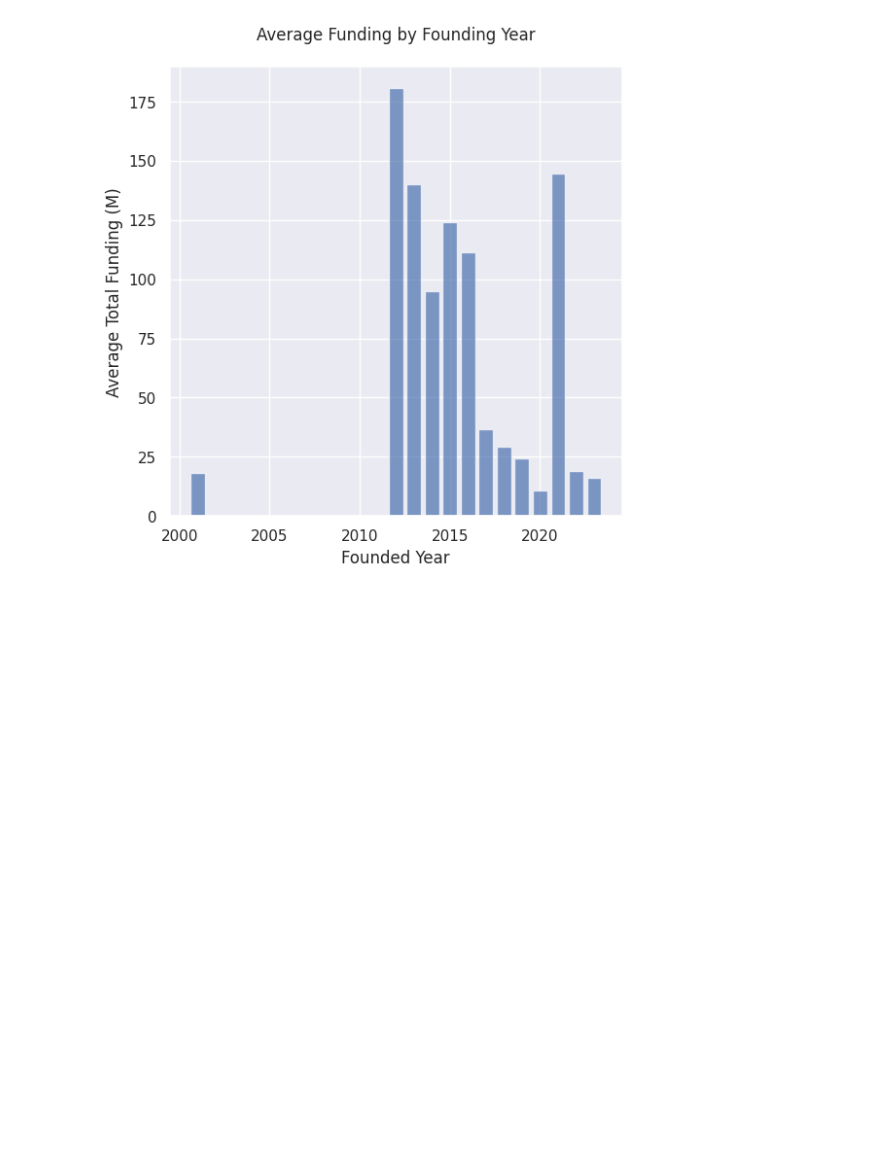
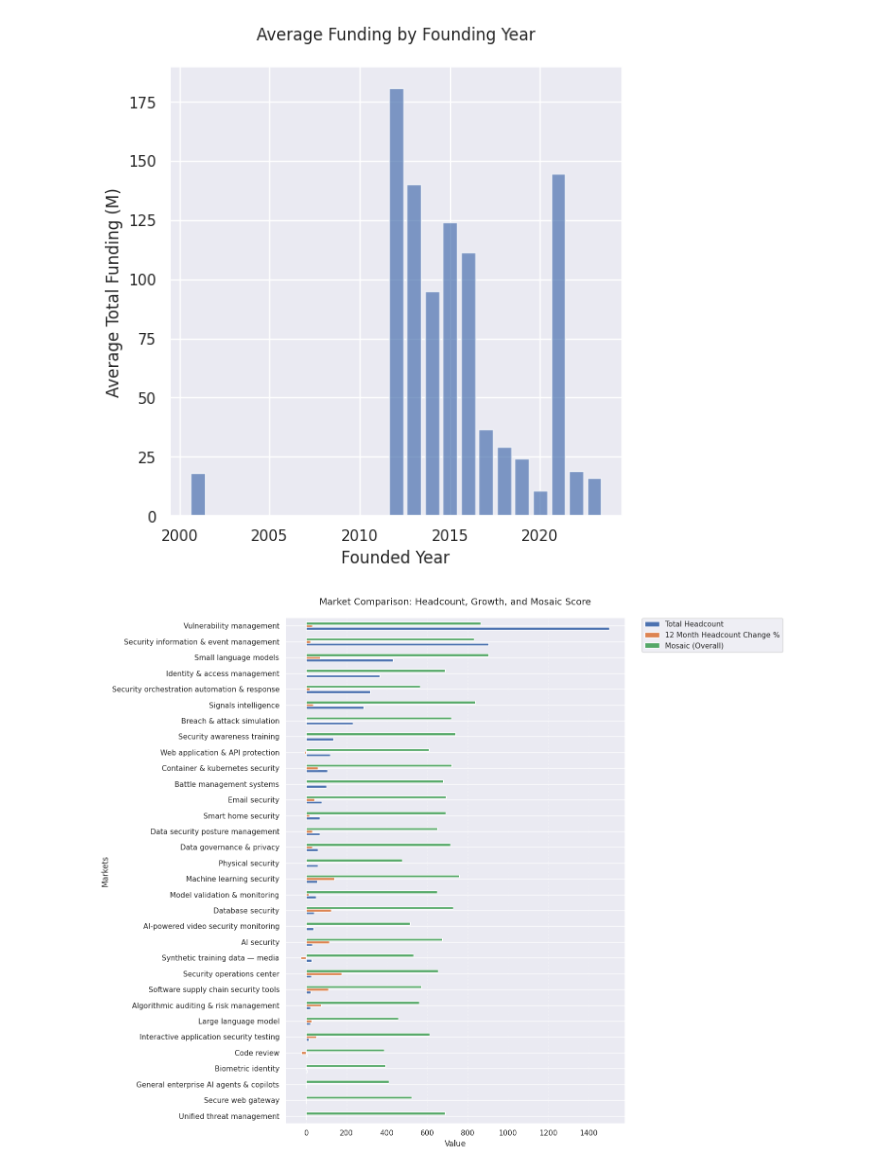
Before and after one commit to alessandrotavazzi/collaboration_swisscom, a Jupyter notebook: notebooks/data_analysis.ipynb, the cells around one changed output. Saved outputs shown, nothing was run; the diff lists cells and outputs as text; code cells hidden in the pictures; blank space fills up the shorter version.

```diff
--- a/notebooks/data_analysis.ipynb
+++ b/notebooks/data_analysis.ipynb
@@ -1464,4 +1475,46 @@ ax1.set_ylabel('Average Total Funding (M)')
 # %% [output]
 Text(0, 0.5, 'Average Total Funding (M)')
 [figure]
+# %%
+import matplotlib.pyplot as plt
+import seaborn as sns
+
+# Create figure and axis
+fig, ax = plt.subplots(figsize=(15, 12))
+
+# Calculate market metrics
+market_metrics = data.groupby('Markets').agg({
+    'Total Headcount': 'mean',
+    '12 Month Headcount Change %': 'mean',
+    'Mosaic (Overall)': 'mean'
+}).sort_values('Total Headcount', ascending=True)  # Changed to True for horizontal bars
+
+# Create horizontal bar chart
+market_metrics.plot(kind='barh', ax=ax)
+
+# Customize the plot
+ax.set_title('Market Comparison: Headcount, Growth, and Mosaic Score',
+             pad=20,
+             fontsize=14)
+ax.set_xlabel('Value', fontsize=12)
+ax.set_ylabel('Markets', fontsize=12)
+
+# Adjust legend
+ax.legend(bbox_to_anchor=(1.05, 1),
+         loc='upper left',
+         borderaxespad=0.)
+
+# Add grid for better readability
+ax.grid(axis='x', linestyle='--', alpha=0.3)
+
+# Remove top and right spines
+ax.spines['top'].set_visible(False)
+ax.spines['right'].set_visible(False)
+
+# Adjust layout to prevent label cutoff
+plt.tight_layout()
+
+plt.show()
+# %% [output]
+[figure, added]
 # %%
```
Also changed, not shown: parts of 8 cells of this notebook.
